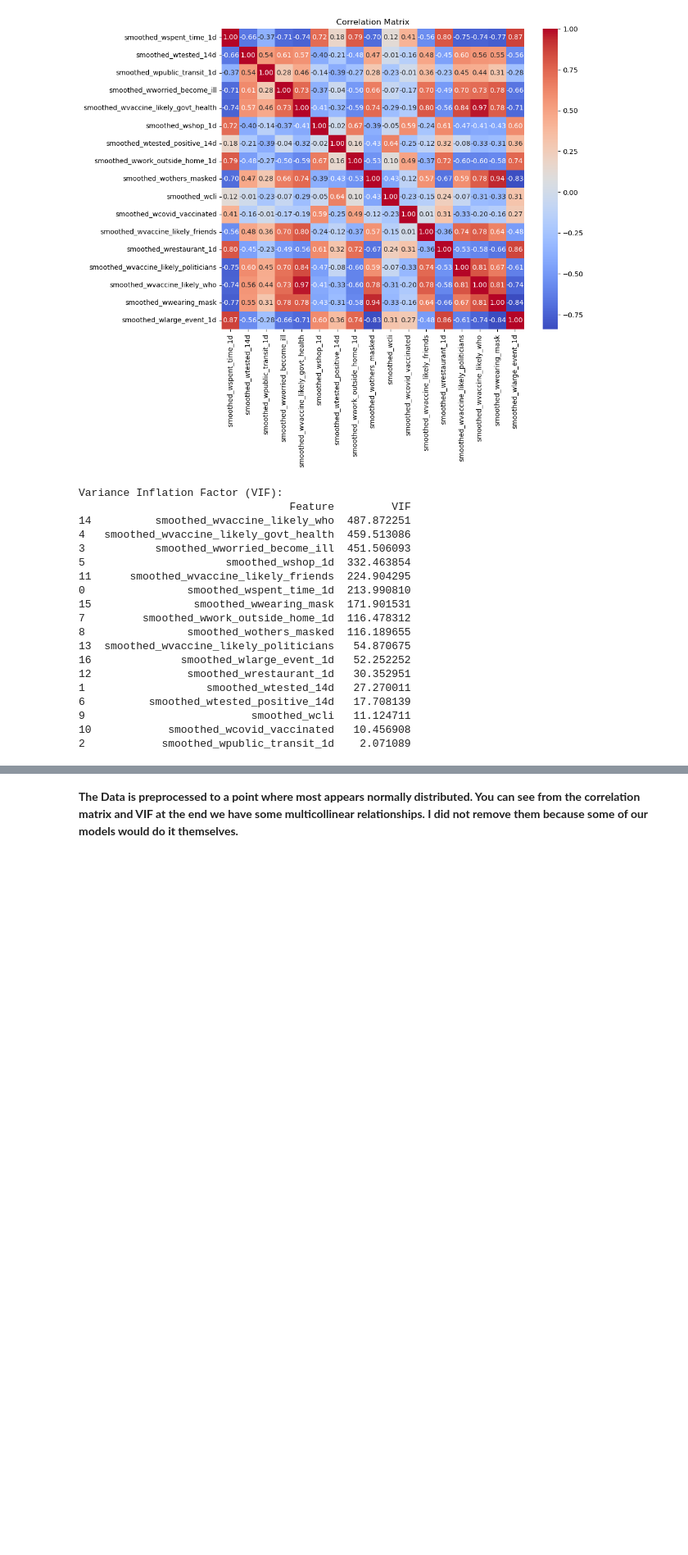
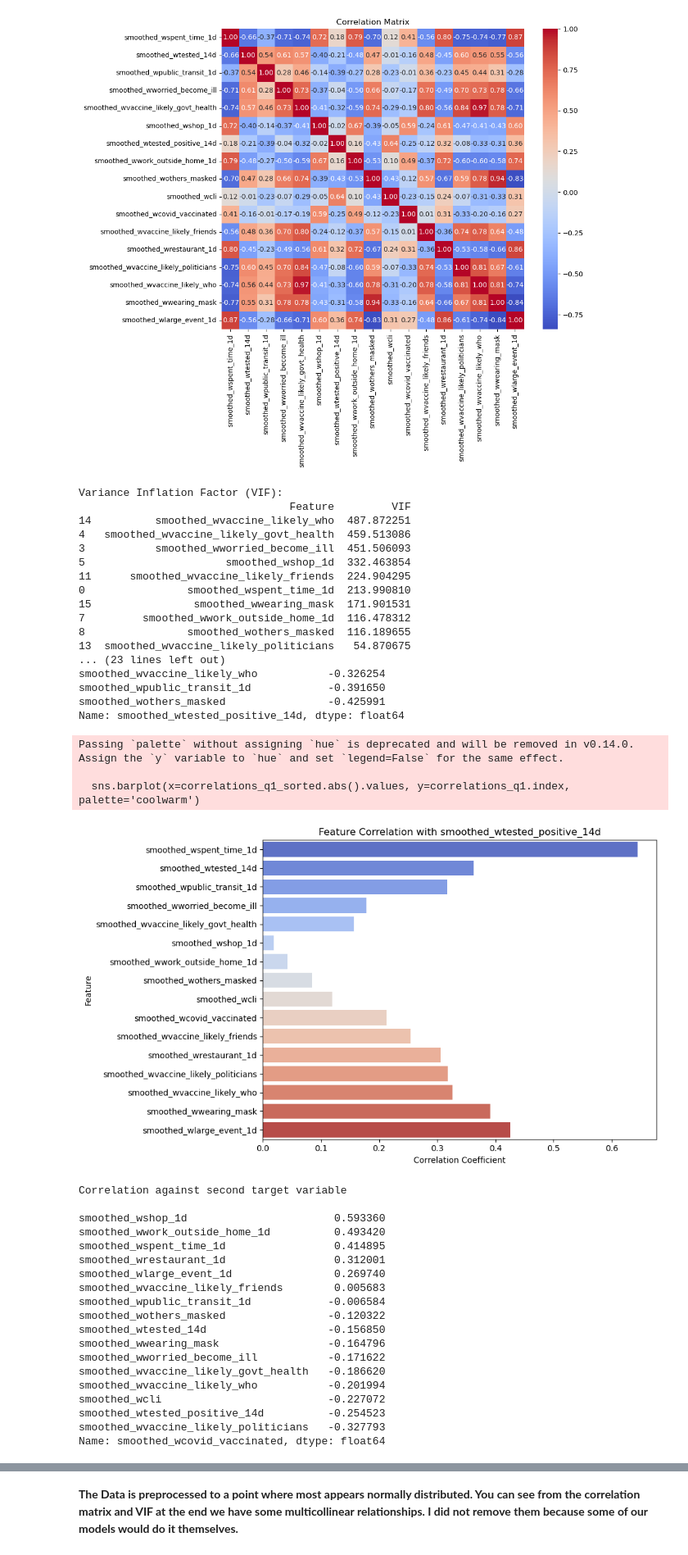
Before and after one commit to devontebai/mlps_project, a Jupyter notebook: Project_MLPS.ipynb, the cells around one changed output, grey strips where cells are left out. Shown at 82% size. Saved outputs shown, nothing was run; the diff lists cells and outputs as text; code cells hidden in the pictures; blank space fills up the shorter version.

```diff
--- a/Project_MLPS.ipynb
+++ b/Project_MLPS.ipynb
@@ -257,29 +257,79 @@ plt.show()
 # %%
 # Calculate VIF for each feature
 vif = pd.DataFrame({
     "Feature": df.columns,
     "VIF": [variance_inflation_factor(df.values, i) for i in range(df.shape[1])]
 })
 
 print("\nVariance Inflation Factor (VIF):")
 print(vif.sort_values(by="VIF", ascending=False))
+
+# Calculate the Correlation for each Target Variable.
+print('\nCorrelation against first target variable\n')
+correlations_q1 = correlation_matrix['smoothed_wtested_positive_14d'].drop('smoothed_wtested_positive_14d')
+
+correlations_q1_sorted = correlations_q1.sort_values(ascending=False)
+print(correlations_q1_sorted)
+
+plt.figure(figsize=(10, 6))
+sns.barplot(x=correlations_q1_sorted.abs().values, y=correlations_q1.index, palette='coolwarm')
+plt.title('Feature Correlation with smoothed_wtested_positive_14d')
+plt.xlabel('Correlation Coefficient')
+plt.ylabel('Feature')
+plt.tight_layout()
+plt.show()
+
+print('\nCorrelation against second target variable\n')
+correlations_q2 = correlation_matrix['smoothed_wcovid_vaccinated'].drop('smoothed_wcovid_vaccinated')
+
+correlations_q2_sorted = correlations_q2.sort_values(ascending=False)
+print(correlations_q2_sorted)
+
+plt.figure(figsize=(10, 6))
+sns.barplot(x=correlations_q2_sorted.abs().values, y=correlations_q2.index, palette='coolwarm')
+plt.title('Feature Correlation with smoothed_wtested_positive_14d')
+plt.xlabel('Correlation Coefficient')
+plt.ylabel('Feature')
+plt.tight_layout()
+plt.show()
 # %% [output]
 Variance Inflation Factor (VIF):
                                  Feature         VIF
 14          smoothed_wvaccine_likely_who  487.872251
 4   smoothed_wvaccine_likely_govt_health  459.513086
 3           smoothed_wworried_become_ill  451.506093
 5                      smoothed_wshop_1d  332.463854
 11      smoothed_wvaccine_likely_friends  224.904295
 0                smoothed_wspent_time_1d  213.990810
 15                smoothed_wwearing_mask  171.901531
 7         smoothed_wwork_outside_home_1d  116.478312
 8                smoothed_wothers_masked  116.189655
 13  smoothed_wvaccine_likely_politicians   54.870675
-16              smoothed_wlarge_event_1d   52.252252
-12               smoothed_wrestaurant_1d   30.352951
-1                   smoothed_wtested_14d   27.270011
-6          smoothed_wtested_positive_14d   17.708139
-9                          smoothed_wcli   11.124711
-10            smoothed_wcovid_vaccinated   10.456908
-2            smoothed_wpublic_transit_1d    2.071089
+... (23 lines left out)
+smoothed_wvaccine_likely_who           -0.326254
+smoothed_wpublic_transit_1d            -0.391650
+smoothed_wothers_masked                -0.425991
+Name: smoothed_wtested_positive_14d, dtype: float64
+Passing `palette` without assigning `hue` is deprecated and will be removed in v0.14.0. Assign the `y` variable to `hue` and set `legend=False` for the same effect.
+
+  sns.barplot(x=correlations_q1_sorted.abs().values, y=correlations_q1.index, palette='coolwarm')
+[figure, added]
+Correlation against second target variable
+
+smoothed_wshop_1d                       0.593360
+smoothed_wwork_outside_home_1d          0.493420
+smoothed_wspent_time_1d                 0.414895
+smoothed_wrestaurant_1d                 0.312001
+smoothed_wlarge_event_1d                0.269740
+smoothed_wvaccine_likely_friends        0.005683
+smoothed_wpublic_transit_1d            -0.006584
+smoothed_wothers_masked                -0.120322
+smoothed_wtested_14d                   -0.156850
+smoothed_wwearing_mask                 -0.164796
+smoothed_wworried_become_ill           -0.171622
+smoothed_wvaccine_likely_govt_health   -0.186620
+smoothed_wvaccine_likely_who           -0.201994
+smoothed_wcli                          -0.227072
+smoothed_wtested_positive_14d          -0.254523
+smoothed_wvaccine_likely_politicians   -0.327793
+Name: smoothed_wcovid_vaccinated, dtype: float64
```
Also changed, not shown: parts of 5 cells of this notebook.
